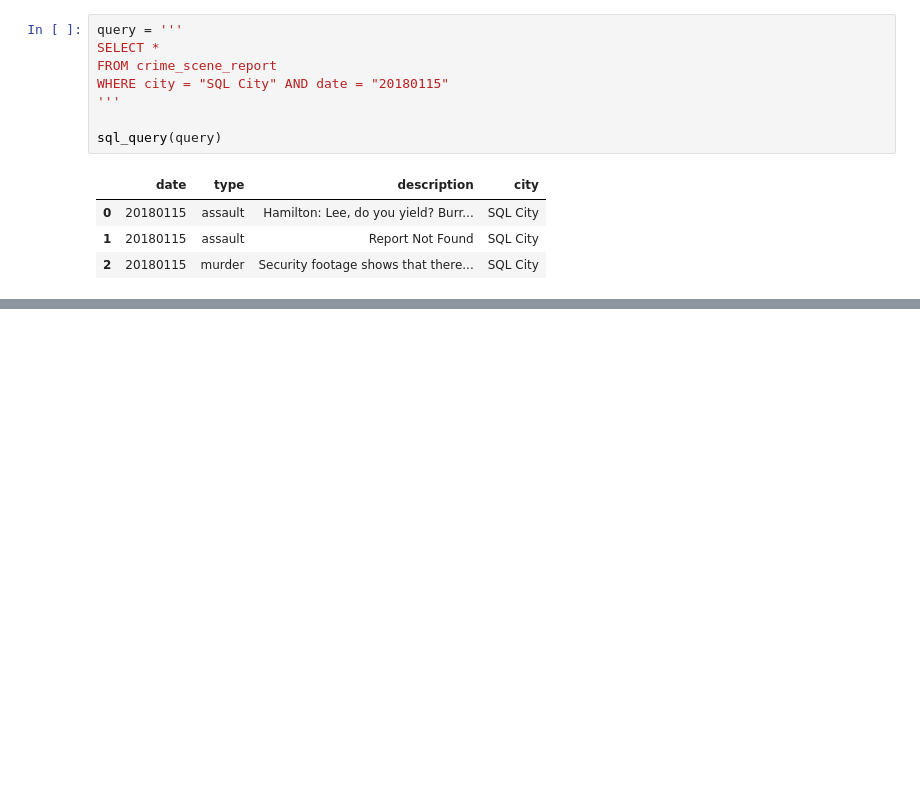
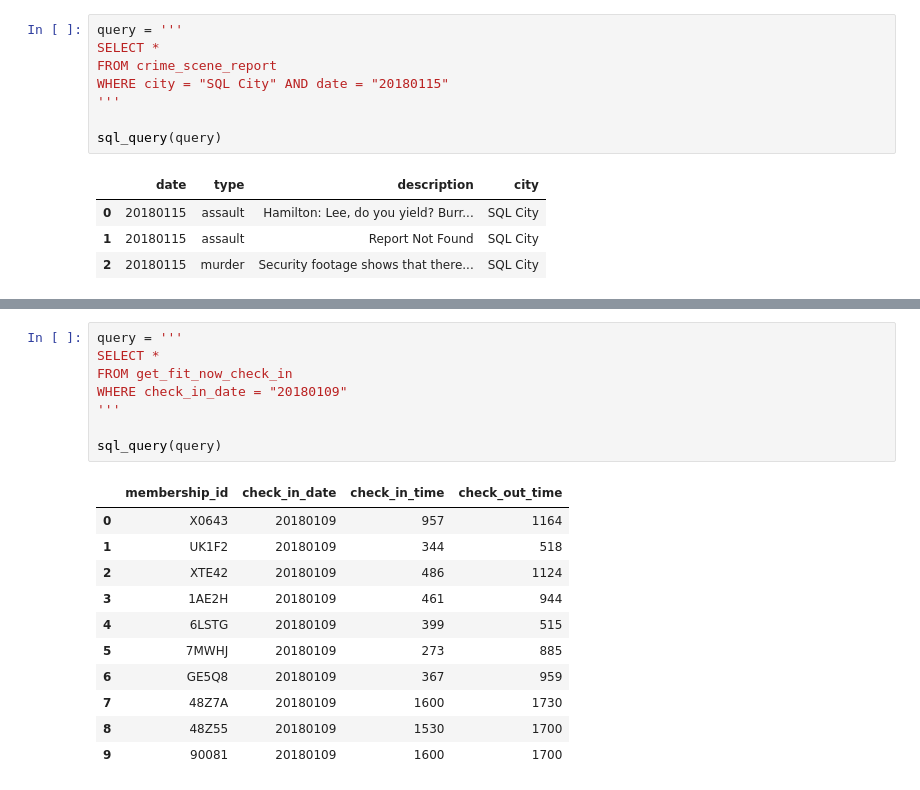
Before and after one commit to Apriroca/Team01_Sprint06_TC, a Jupyter notebook: Parte_I_SQL_Game.ipynb, the cells around one changed output, grey strips where cells are left out. Saved outputs shown, nothing was run; the diff lists cells and outputs as text; blank space fills up the shorter version.

```diff
--- a/Parte_I_SQL_Game.ipynb
+++ b/Parte_I_SQL_Game.ipynb
@@ -122,0 +198,20 @@ Name: 0, dtype: object
+# %%
+query = '''
+SELECT *
+FROM get_fit_now_check_in
+WHERE check_in_date = "20180109"
+'''
+
+sql_query(query)
+# %% [output]
+|  | membership_id | check_in_date | check_in_time | check_out_time |
+| 0 | X0643 | 20180109 | 957 | 1164 |
+| 1 | UK1F2 | 20180109 | 344 | 518 |
+| 2 | XTE42 | 20180109 | 486 | 1124 |
+| 3 | 1AE2H | 20180109 | 461 | 944 |
+| 4 | 6LSTG | 20180109 | 399 | 515 |
+| 5 | 7MWHJ | 20180109 | 273 | 885 |
+| 6 | GE5Q8 | 20180109 | 367 | 959 |
+| 7 | 48Z7A | 20180109 | 1600 | 1730 |
+| 8 | 48Z55 | 20180109 | 1530 | 1700 |
+| 9 | 90081 | 20180109 | 1600 | 1700 |
```
Also changed, not shown: parts of 14 cells of this notebook.
